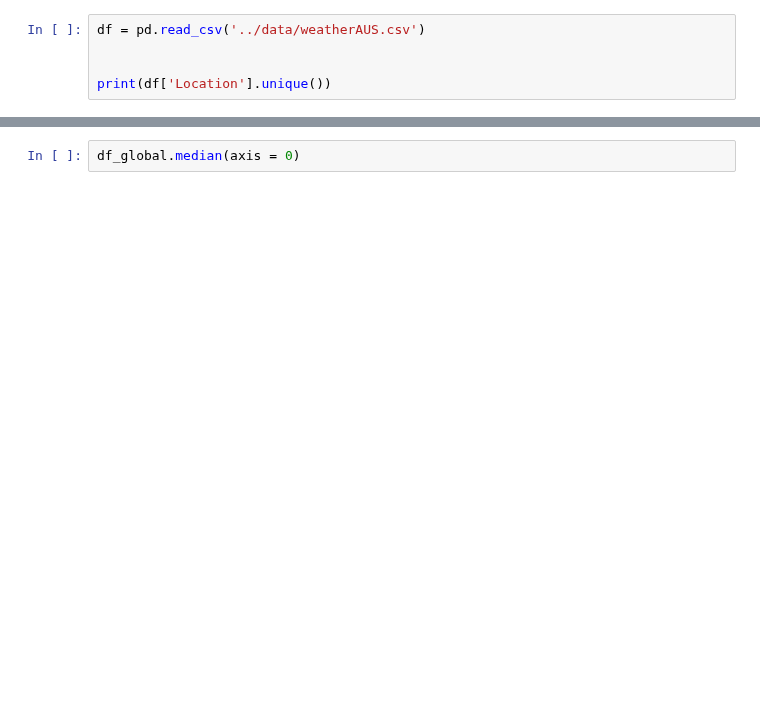
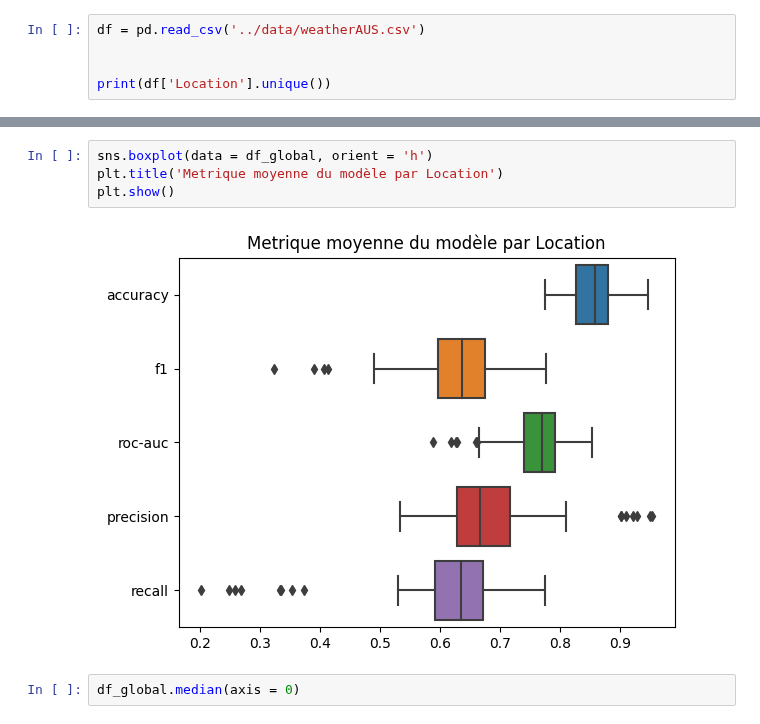
Before and after one commit to alastirm/NOV24_MLOPS_METEO, a Jupyter notebook: src2/test.ipynb, the cells around one changed output, grey strips where cells are left out. Cells and saved outputs as stored; diff of their text form; blank space fills up the shorter version.

```diff
--- a/src2/test.ipynb
+++ b/src2/test.ipynb
@@ -404,2 +430,8 @@ df_global
+# %%
+sns.boxplot(data = df_global, orient = 'h')
+plt.title('Metrique moyenne du modèle par Location')
+plt.show()
+# %% [output]
+[figure, added]
 # %%
 df_global.median(axis = 0)
```
Also changed, not shown: parts of 7 cells of this notebook.
